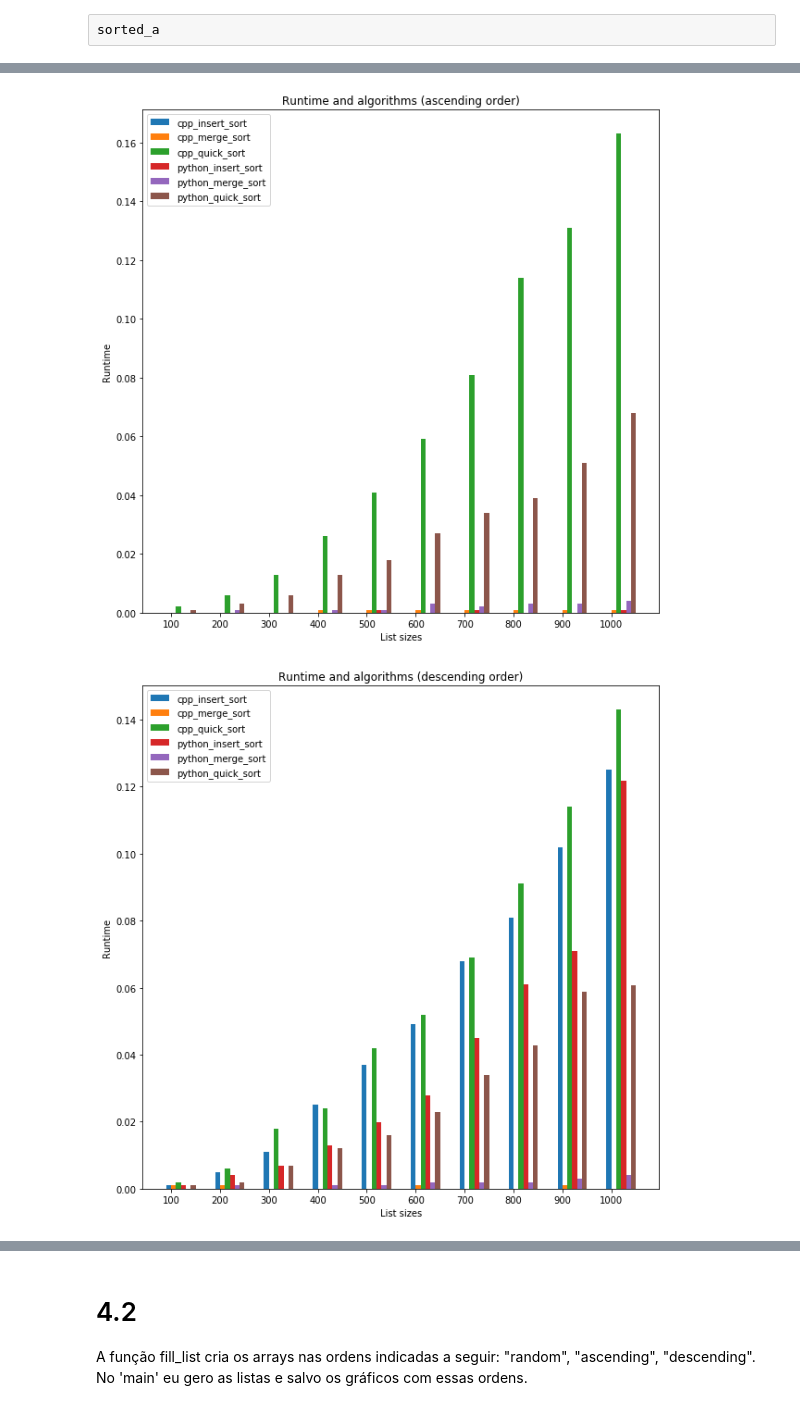
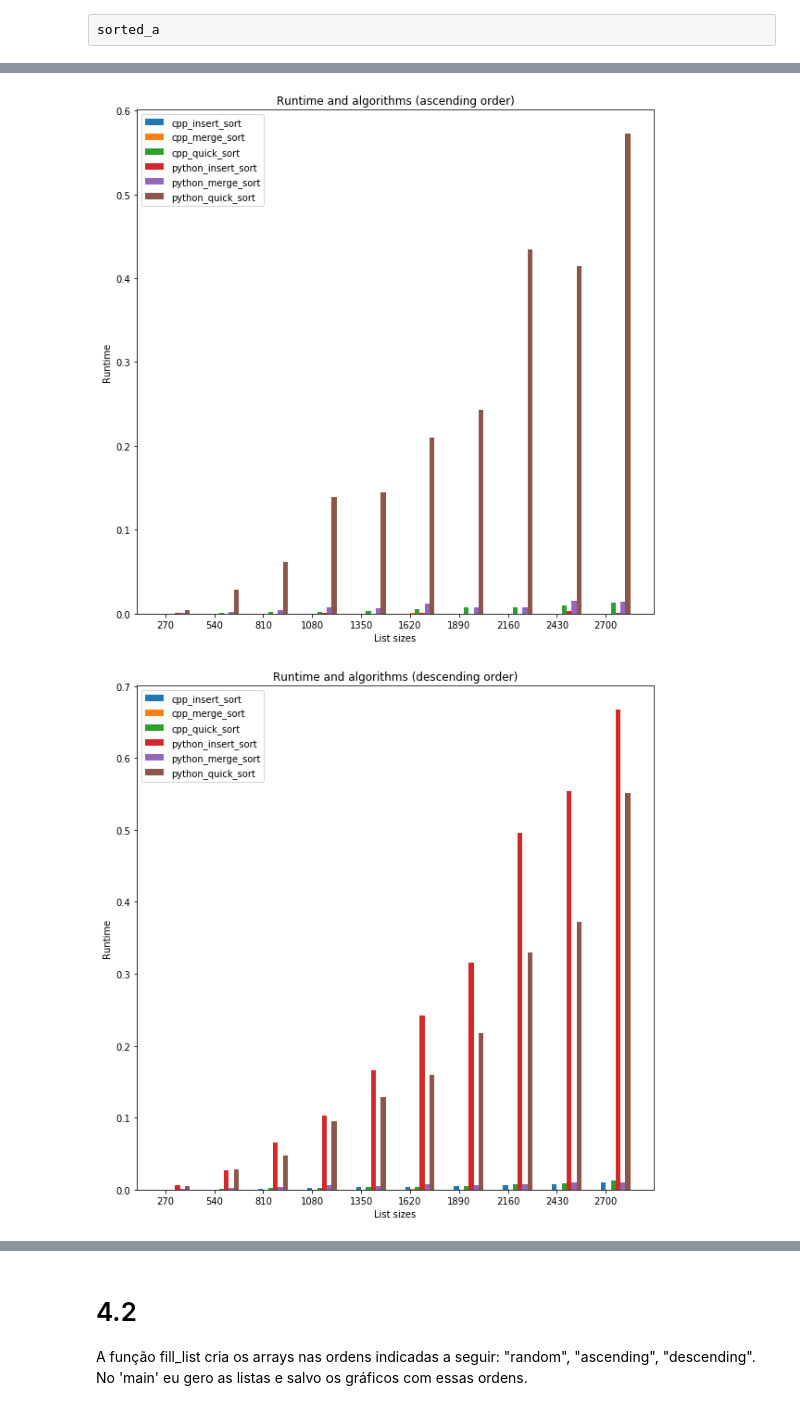
Before and after one commit to Marcelobbr/FGV_algorithms, a Jupyter notebook: test.ipynb, the cells around one changed output, grey strips where cells are left out. Drawn from its saved outputs; the diff is of its cells as text; code cells hidden in the pictures.

```diff
--- a/test.ipynb
+++ b/test.ipynb
@@ -121,5 +117,5 @@ array([0, 1, 2, 3, 4, 5, 6, 7, 8, 9])
 # %%
-def save_figure(data, sizes, mode):
+def save_figure(data, sizes, order):
     N = len(sizes)
     legend = list(data.keys())
     #print(legend)
@@ -137,7 +133,7 @@ def save_figure(data, sizes, mode):
         #print(p)
         bars_dict[p] = ax.bar(ind+width*i, values[i], width)
 
-    title = 'Runtime and algorithms ({} order)'.format(mode)
+    title = 'Runtime and algorithms ({} order)'.format(order)
     ax.set_title(title)
     ax.set_xticks(ind + width/2)
     ax.set_xticklabels(list(sizes))
@@ -148,13 +144,14 @@ def save_figure(data, sizes, mode):
     ax.set_ylabel('Runtime')
     ax.autoscale_view()
 
-    fig_name = "runtime_comparison_{}.png".format(mode)
+    fig_name = "runtime_comparison_{}.png".format(order)
     plt.savefig(fig_name)
 # %% [raw]
 save_figure(results, ns, mode)
 # %%
-def get_cpp_data(order_type):
-    file = 'c++outputs_'+order_type+'.csv'
+def get_cpp_data(order):
+    file = 'c++outputs_'+order+'.csv'
+    print(file)
     csv_reader = csv.reader(open(file), delimiter=',')
     line_count = 0
     headers = next(csv_reader, None)[:3]
@@ -177,13 +174,14 @@ sorted_a
 z = {**cpp_algorithms_dict, **test}
 # %%
 def main():
-    ns = list(np.linspace(100, 1000, 10))
+    ns = list(np.linspace(270, 2700, 10))
     ns = [int(i) for i in ns]
 
     for order_type in ["random","ascending","descending"]:
         mergesort_rt, insertsort_rt, quicksort_rt = ([] for i in range(3))
         print(order_type)
         for n in ns:
+            print(n)
             n = int(n)
             # create and fill an array with random numbers
             #order_type = "random"
@@ -214,15 +212,16 @@ def main():
             insertsort_rt.append(t1)
             mergesort_rt.append(t2)
             quicksort_rt.append(t3)
-            print("%d %.2f %.2f %.2f" % (n, t1, t2, t3))
+            #print("%d %.2f %.2f %.2f" % (n, t1, t2, t3))
         algorithms_dict = {}
         algorithms_dict['python_insert_sort'] = insertsort_rt
         algorithms_dict['python_merge_sort'] = mergesort_rt
         algorithms_dict['python_quick_sort'] = quicksort_rt
         cpp_algorithms_dict = get_cpp_data(order_type)
+        print(order_type)
         algorithms_dict = {**cpp_algorithms_dict, **algorithms_dict}
         save_figure(algorithms_dict, ns, order_type)
-        if order_type == "descending": return algorithms_dict
+        #if order_type == "descending": return algorithms_dict
 
 if __name__ == "__main__":
     results = main()
@@ -248,2 +247,2 @@ ascending
-[figure, old version]
+[figure, new version]
-[figure, old version]
+[figure, new version]
```
Also changed, not shown: parts of 12 cells of this notebook, 7 other files.
